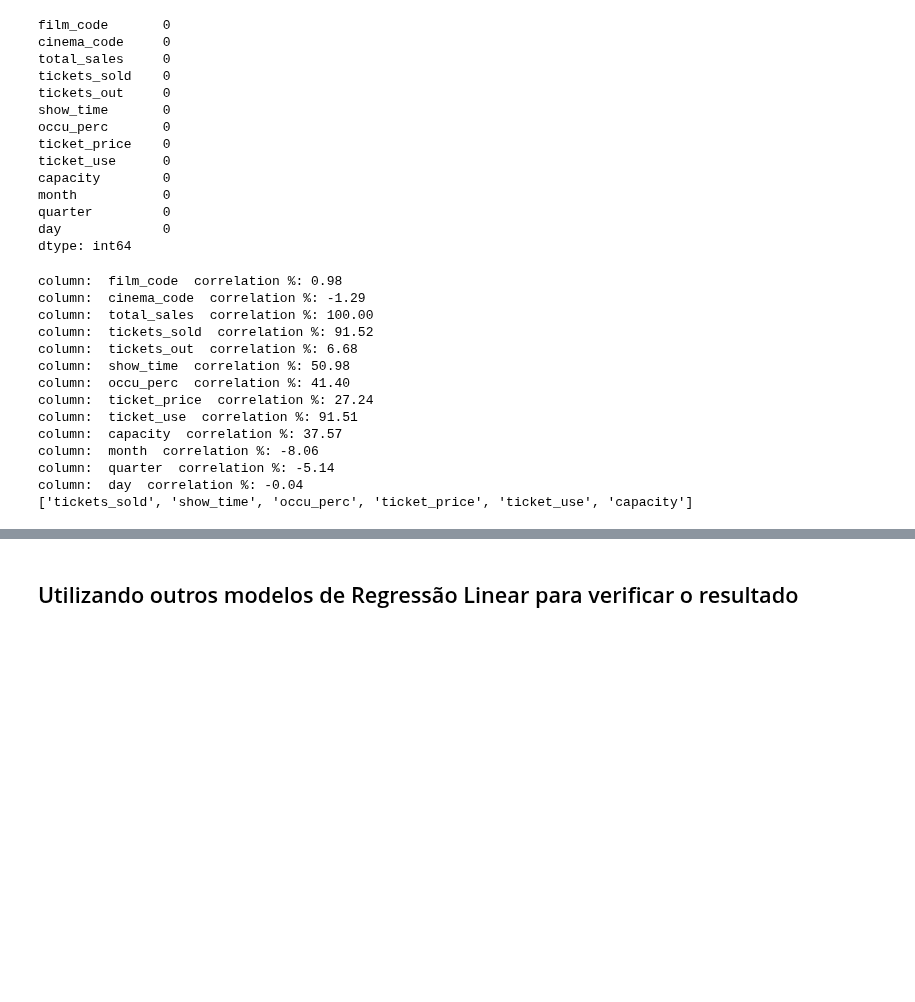
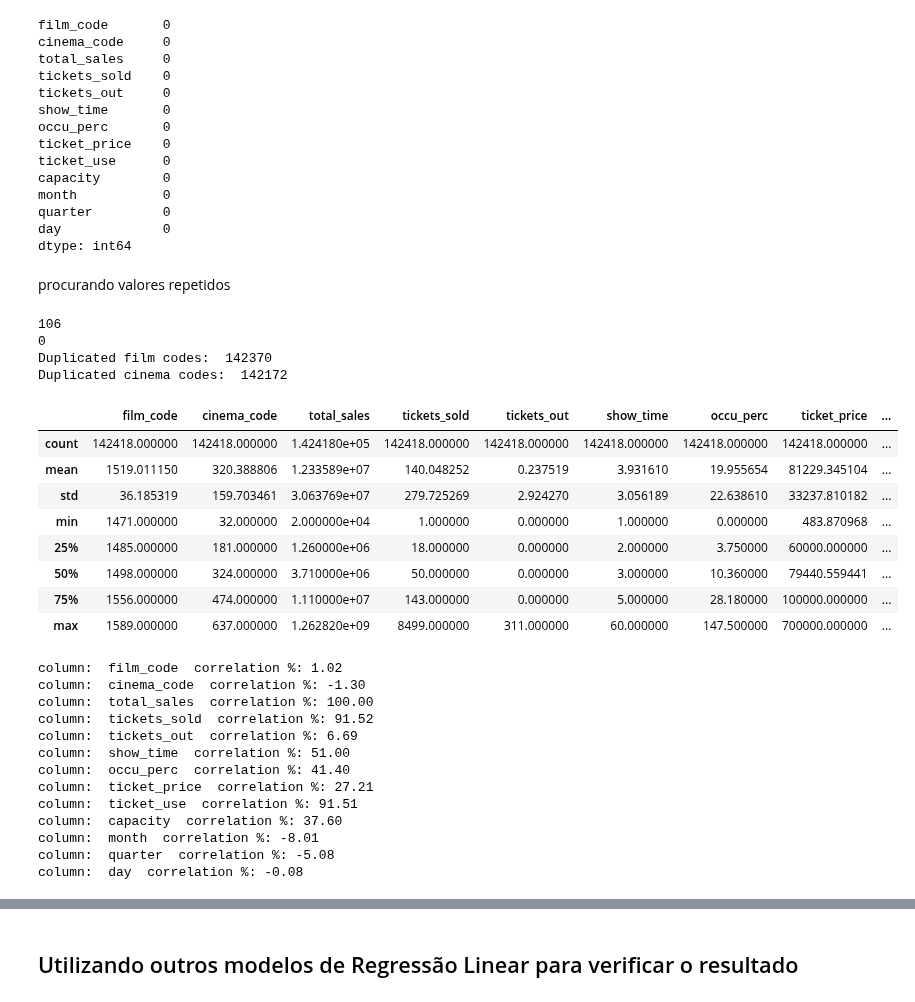
Before and after one commit to Levis33/inf1038-machine-learning, a Jupyter notebook: modelo_regressao.ipynb, the cells around one changed output, grey strips where cells are left out. Saved outputs shown, nothing was run; the diff lists cells and outputs as text; code cells hidden in the pictures; blank space fills up the shorter version.

```diff
--- a/modelo_regressao.ipynb
+++ b/modelo_regressao.ipynb
@@ -84,31 +87,57 @@ month           0
 quarter         0
 day             0
 dtype: int64
+# %% [markdown]
+procurando valores repetidos
+# %%
+print(df.duplicated().sum())
+
+df.drop_duplicates(inplace=True)
+
+print(df.duplicated().sum())
+
+print('Duplicated film codes: ', df['film_code'].duplicated().sum())
+print('Duplicated cinema codes: ', df['cinema_code'].duplicated().sum())
+
+# temos muitos codigos de cinemas e filmes duplicados que podem afetar nosso modelo, por isso vamos tira-los da equacao
+# %% [output]
+106
+0
+Duplicated film codes:  142370
+Duplicated cinema codes:  142172
 # %%
-df.describe()
+display(df.describe())
 columns = df.columns.tolist()
 
 goodCorrelationColumns = []
 
 for c in columns:
     if df[c].corr(df['total_sales'])*100 > 25 and c != 'total_sales':
         goodCorrelationColumns.append(c)
     print('column: ', c, ' correlation %%: %.2f' %(df[c].corr(df['total_sales'])*100))
 # %% [output]
+|  | film_code | cinema_code | total_sales | tickets_sold | tickets_out | show_time | occu_perc | ticket_price | ... |
+| count | 142418.000000 | 142418.000000 | 1.424180e+05 | 142418.000000 | 142418.000000 | 142418.000000 | 142418.000000 | 142418.000000 | ... |
+| mean | 1519.011150 | 320.388806 | 1.233589e+07 | 140.048252 | 0.237519 | 3.931610 | 19.955654 | 81229.345104 | ... |
+| std | 36.185319 | 159.703461 | 3.063769e+07 | 279.725269 | 2.924270 | 3.056189 | 22.638610 | 33237.810182 | ... |
+| min | 1471.000000 | 32.000000 | 2.000000e+04 | 1.000000 | 0.000000 | 1.000000 | 0.000000 | 483.870968 | ... |
+| 25% | 1485.000000 | 181.000000 | 1.260000e+06 | 18.000000 | 0.000000 | 2.000000 | 3.750000 | 60000.000000 | ... |
+| 50% | 1498.000000 | 324.000000 | 3.710000e+06 | 50.000000 | 0.000000 | 3.000000 | 10.360000 | 79440.559441 | ... |
+| 75% | 1556.000000 | 474.000000 | 1.110000e+07 | 143.000000 | 0.000000 | 5.000000 | 28.180000 | 100000.000000 | ... |
+| max | 1589.000000 | 637.000000 | 1.262820e+09 | 8499.000000 | 311.000000 | 60.000000 | 147.500000 | 700000.000000 | ... |
-column:  film_code  correlation %: 0.98
-column:  cinema_code  correlation %: -1.29
+column:  film_code  correlation %: 1.02
+column:  cinema_code  correlation %: -1.30
 column:  total_sales  correlation %: 100.00
 column:  tickets_sold  correlation %: 91.52
-column:  tickets_out  correlation %: 6.68
-column:  show_time  correlation %: 50.98
+column:  tickets_out  correlation %: 6.69
+column:  show_time  correlation %: 51.00
 column:  occu_perc  correlation %: 41.40
-column:  ticket_price  correlation %: 27.24
+column:  ticket_price  correlation %: 27.21
 column:  ticket_use  correlation %: 91.51
-column:  capacity  correlation %: 37.57
-column:  month  correlation %: -8.06
-column:  quarter  correlation %: -5.14
-column:  day  correlation %: -0.04
-['tickets_sold', 'show_time', 'occu_perc', 'ticket_price', 'ticket_use', 'capacity']
+column:  capacity  correlation %: 37.60
+column:  month  correlation %: -8.01
+column:  quarter  correlation %: -5.08
+column:  day  correlation %: -0.08
 # %%
 cinema={}
 # cinema["features"] = np.hstack([df.values[::, :2], df.values[::, 3:]])
```
Also changed, not shown: parts of 9 cells of this notebook.
